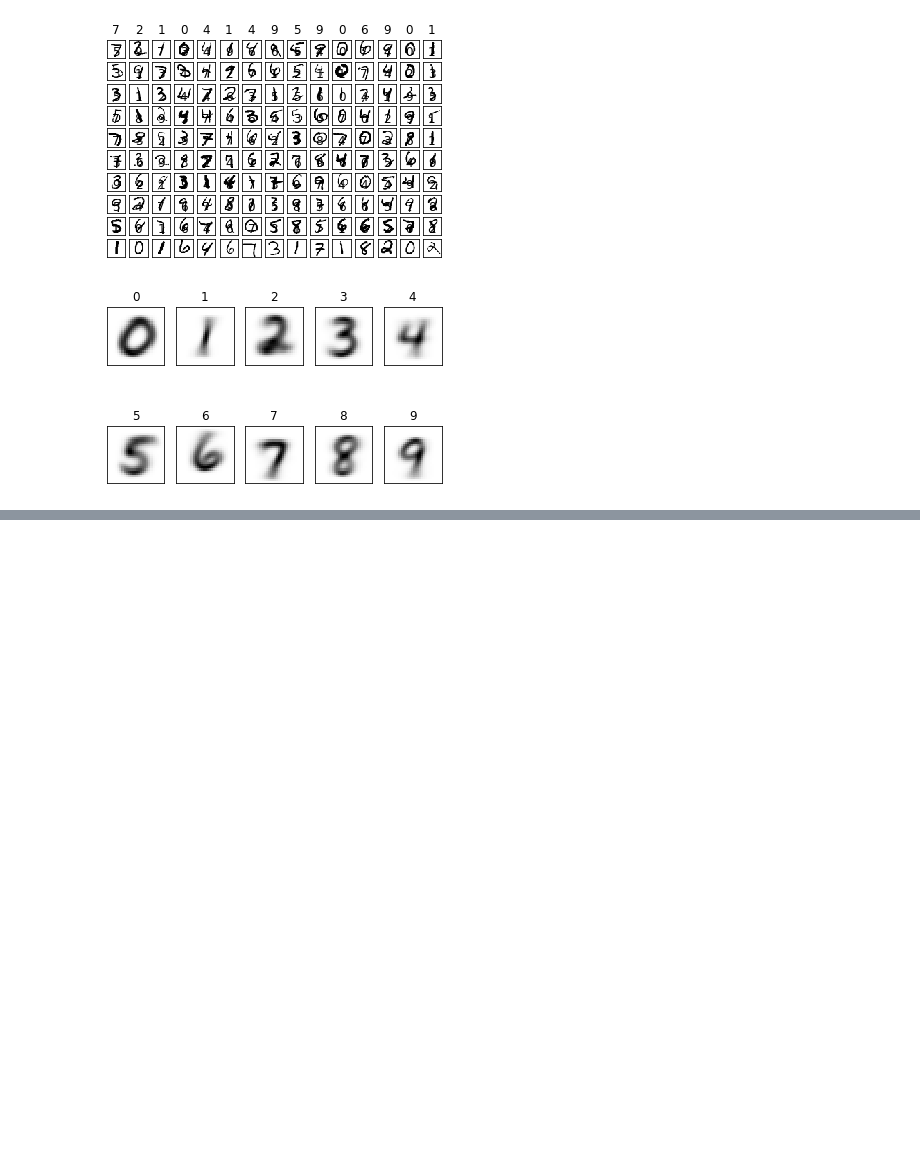
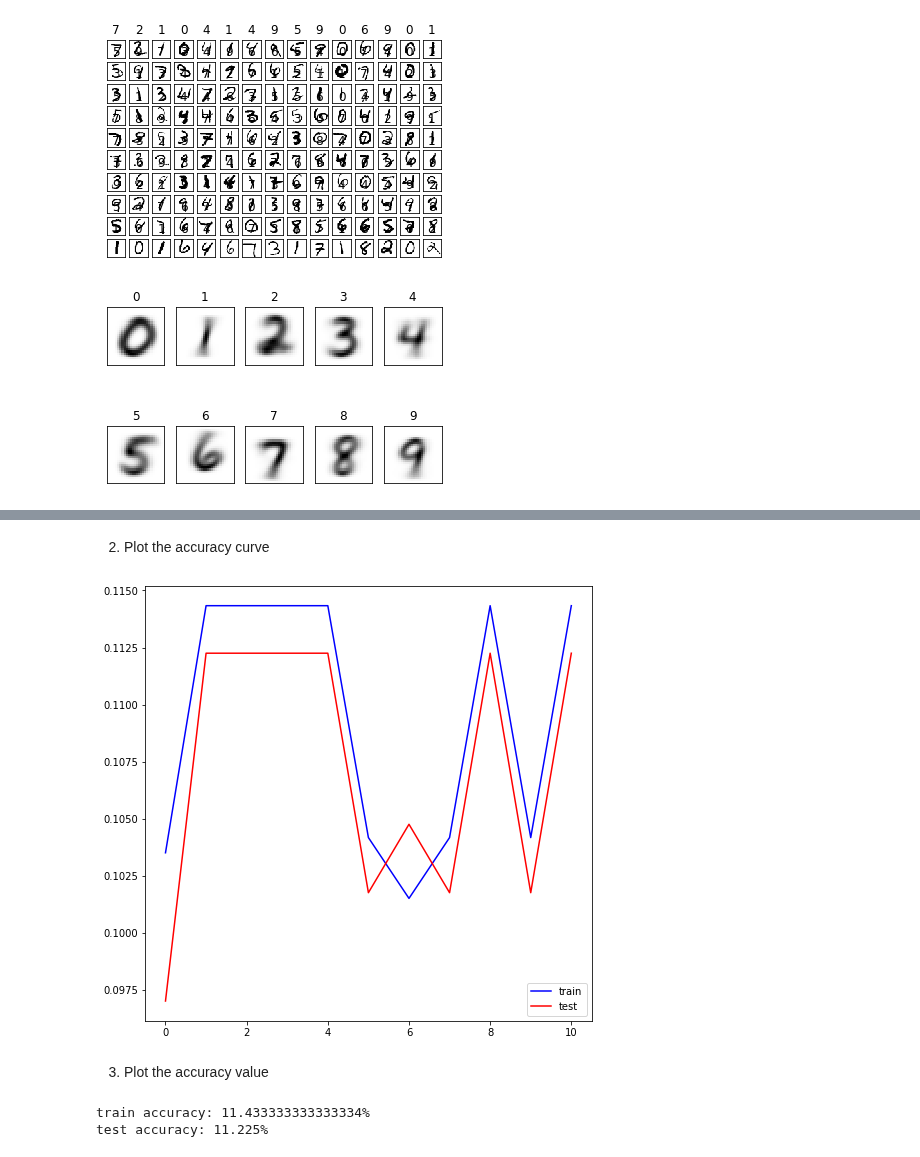
Before and after one commit to pula39/ml-assignment, a Jupyter notebook: ml_assignment9.ipynb, the cells around one changed output, grey strips where cells are left out. Cells and saved outputs as stored; diff of their text form; code cells hidden in the pictures; blank space fills up the shorter version.

```diff
--- a/ml_assignment9.ipynb
+++ b/ml_assignment9.ipynb
@@ -377,0 +431,18 @@ make_plot([(stpcnt_train_costs, "plot", "blue", "train"), (stpcnt_test_costs, "p
+# %% [markdown]
+2. Plot the accuracy curve
+# %%
+make_plot([(stpcnt_train_accuracy, "plot", "blue", "train"), (stpcnt_test_accuracy, "plot", "red", "test") ])
+show_plot()
+# %% [output]
+[figure, added]
+# %% [markdown]
+3. Plot the accuracy value
+# %%
+def get_last(d):
+    return d[list(d.keys())[-1]]
+
+print(f"train accuracy: {get_last(stpcnt_train_accuracy) * 100}%")
+print(f"test accuracy: {get_last(stpcnt_test_accuracy) * 100}%")
+# %% [output]
+train accuracy: 11.433333333333334%
+test accuracy: 11.225%
```
Also changed, not shown: parts of 4 cells of this notebook.
